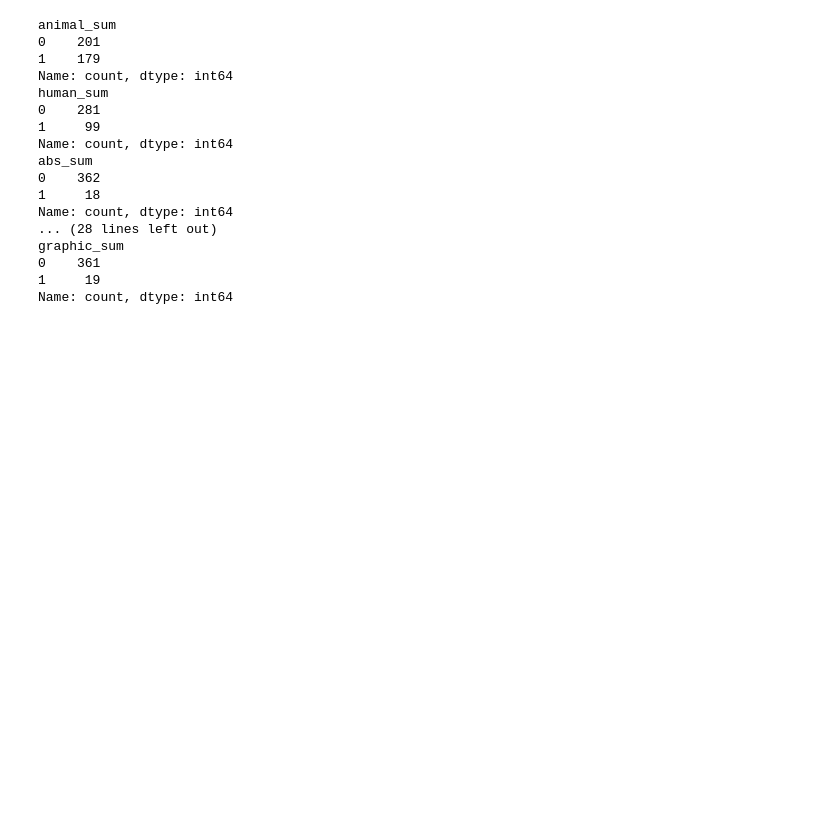
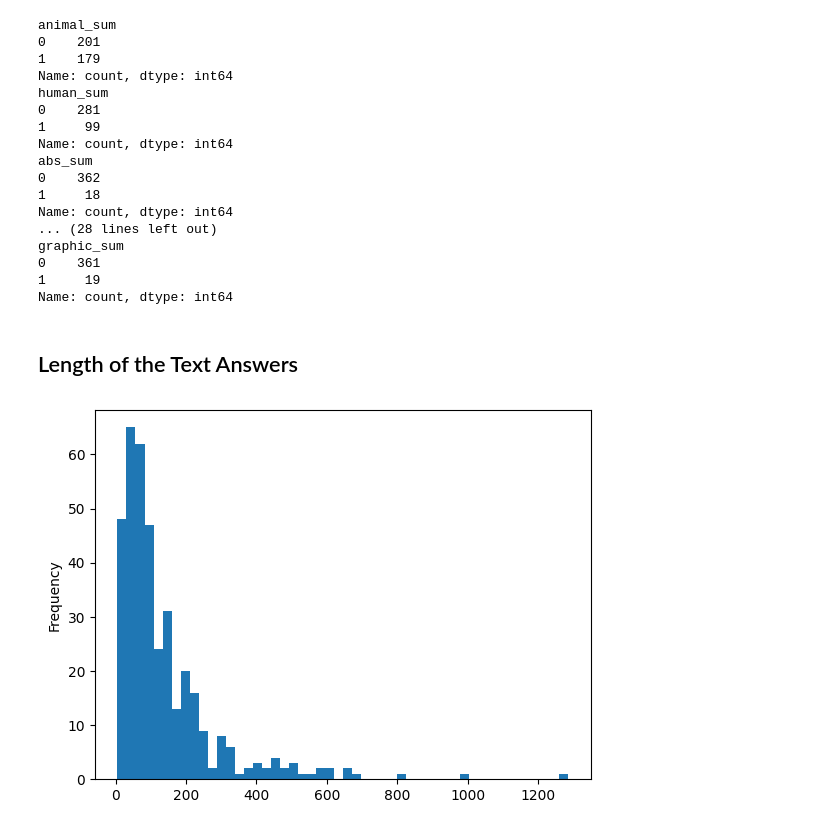
Before and after one commit to alberto-lorente/RorschIA_07-04, a Jupyter notebook: Nancy PsyData/Nancy Data Cleaning.ipynb, the cells around one changed output. Saved outputs shown, nothing was run; the diff lists cells and outputs as text; code cells hidden in the pictures; blank space fills up the shorter version.

Commit message:
answer length in data notebooks

```diff
--- a/Nancy PsyData/Nancy Data Cleaning.ipynb
+++ b/Nancy PsyData/Nancy Data Cleaning.ipynb
@@ -692,3 +690,10 @@ nancy_contents = pd.concat([nancy_contents, new_labels_contents], axis=1)
 # nancy_contents
 # %%
 nancy_contents.to_csv("nancy_contents_grouped.csv", index = False)
+# %% [markdown]
+## Length of the Text Answers
+# %%
+nancy_df["Answer (English)"].str.len().plot.hist(bins=50)
+plt.show()
+# %% [output]
+[figure, added]
```
Also changed, not shown: parts of 7 cells of this notebook, 5 other files.
